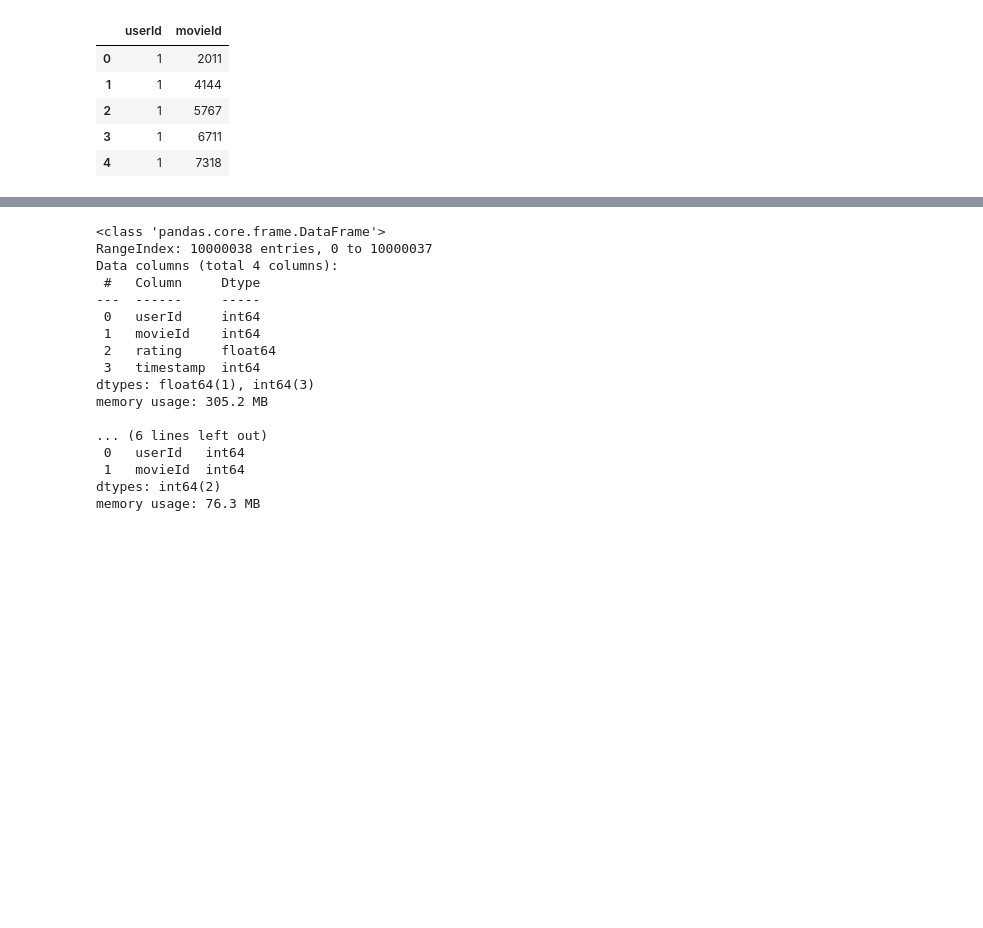
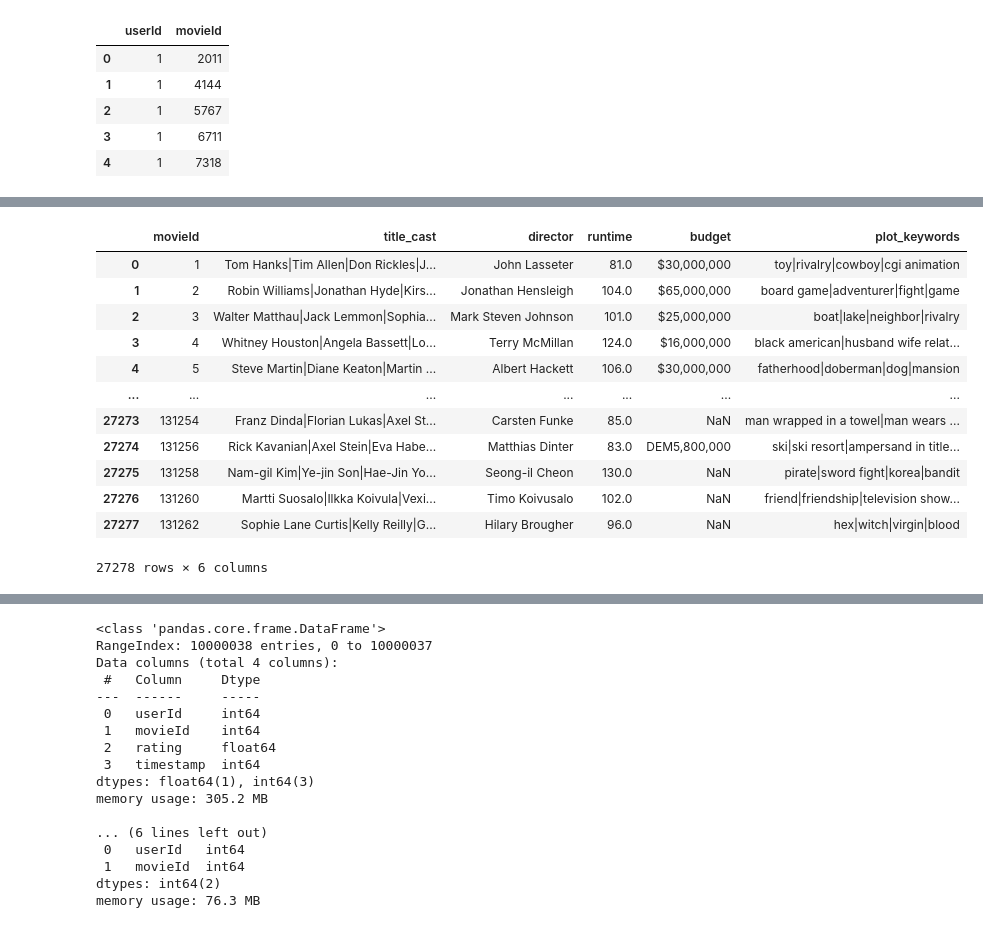
Before and after one commit to PercyMakakaba/-Unsupervised-Learning-Sprint-2307FTDS-Team-JM3, a Jupyter notebook: movie_recom_notebook.ipynb, the cells around one changed output, grey strips where cells are left out. Cells and saved outputs as stored; diff of their text form; code cells hidden in the pictures; blank space fills up the shorter version.

```diff
--- a/movie_recom_notebook.ipynb
+++ b/movie_recom_notebook.ipynb
@@ -72,0 +79,2 @@ df_train = pd.read_csv('train.csv') #loading training data
+# %%
+df_imdb_data = pd.read_csv('imdb_data.csv') #loading genome scores data
@@ -116,0 +165,16 @@ df_movies.head()
+# %%
+df_imdb_data
+# %% [output]
+|  | movieId | title_cast | director | runtime | budget | plot_keywords |
+| 0 | 1 | Tom Hanks|Tim Allen|Don Rickles|J... | John Lasseter | 81.0 | $30,000,000 | toy|rivalry|cowboy|cgi animation |
+| 1 | 2 | Robin Williams|Jonathan Hyde|Kirs... | Jonathan Hensleigh | 104.0 | $65,000,000 | board game|adventurer|fight|game |
+| 2 | 3 | Walter Matthau|Jack Lemmon|Sophia... | Mark Steven Johnson | 101.0 | $25,000,000 | boat|lake|neighbor|rivalry |
+| 3 | 4 | Whitney Houston|Angela Bassett|Lo... | Terry McMillan | 124.0 | $16,000,000 | black american|husband wife relat... |
+| 4 | 5 | Steve Martin|Diane Keaton|Martin ... | Albert Hackett | 106.0 | $30,000,000 | fatherhood|doberman|dog|mansion |
+| ... | ... | ... | ... | ... | ... | ... |
+| 27273 | 131254 | Franz Dinda|Florian Lukas|Axel St... | Carsten Funke | 85.0 | NaN | man wrapped in a towel|man wears ... |
+| 27274 | 131256 | Rick Kavanian|Axel Stein|Eva Habe... | Matthias Dinter | 83.0 | DEM5,800,000 | ski|ski resort|ampersand in title... |
+| 27275 | 131258 | Nam-gil Kim|Ye-jin Son|Hae-Jin Yo... | Seong-il Cheon | 130.0 | NaN | pirate|sword fight|korea|bandit |
+| 27276 | 131260 | Martti Suosalo|Ilkka Koivula|Vexi... | Timo Koivusalo | 102.0 | NaN | friend|friendship|television show... |
+| 27277 | 131262 | Sophie Lane Curtis|Kelly Reilly|G... | Hilary Brougher | 96.0 | NaN | hex|witch|virgin|blood |
+27278 rows × 6 columns
```
Also changed, not shown: parts of 32 cells of this notebook.
